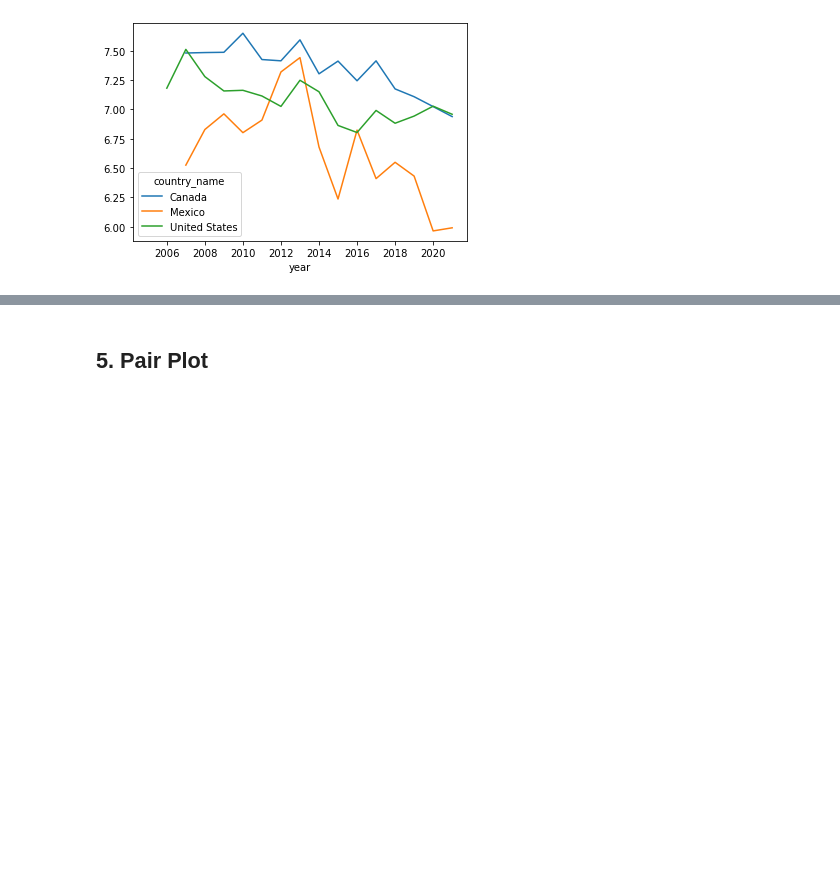
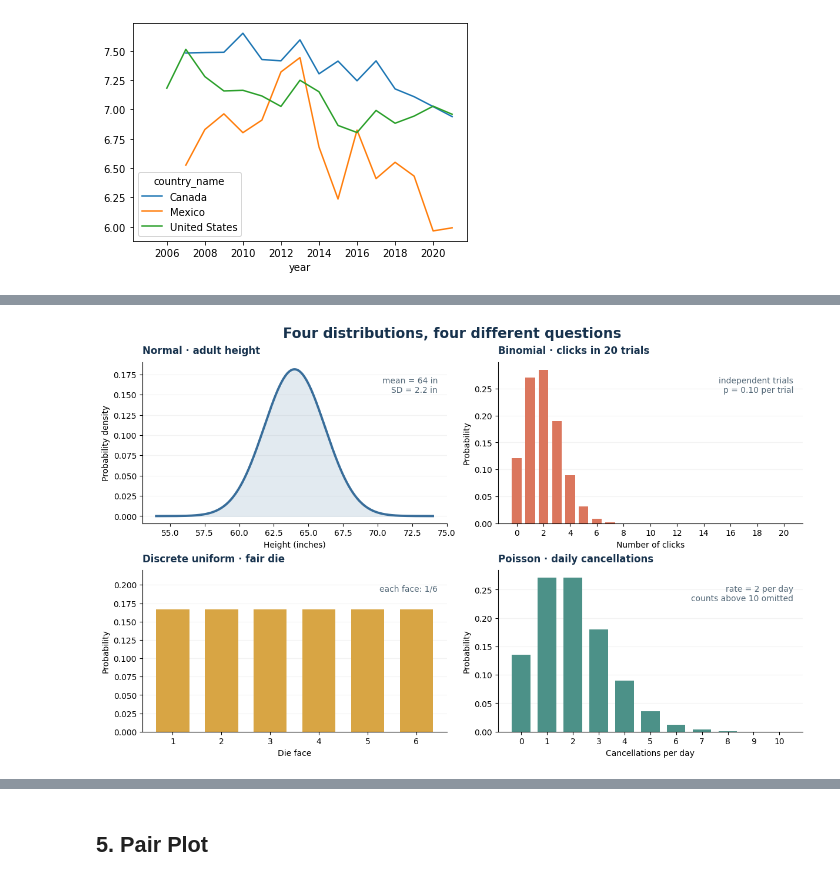
Before and after one commit to spleen1334/de-maven-p1-eda-dataprep, a Jupyter notebook: notebooks/demos/section06_exploratory_data_analysis_code.ipynb, the cells around one changed output, grey strips where cells are left out. Cells and saved outputs as stored; diff of their text form; code cells hidden in the pictures; blank space fills up the shorter version.

Commit message:
docs: make the course lessons independent of the lecture PDF

```diff
--- a/notebooks/demos/section06_exploratory_data_analysis_code.ipynb
+++ b/notebooks/demos/section06_exploratory_data_analysis_code.ipynb
@@ -345,0 +375,86 @@ happiness[happiness.country_name == 'Mexico'].iloc[:, 1:3].plot.line(x='year', y
+# %%
+# Standalone theoretical examples: no course dataset is needed.
+import math
+import numpy as np
+import matplotlib.pyplot as plt
+
+ink, muted = "#17324d", "#526777"
+blue, coral, gold, teal = "#386d9a", "#db765d", "#d8a544", "#4c9188"
+fig, axes = plt.subplots(2, 2, figsize=(12, 7.4), layout="constrained")
+fig.suptitle("Four distributions, four different questions", fontsize=17,
+             fontweight="bold", color=ink)
+
+# Continuous normal density: height in inches.
+x = np.linspace(54, 74, 500)
+mu, sigma = 64, 2.2
+density = np.exp(-0.5 * ((x - mu) / sigma) ** 2) / (sigma * np.sqrt(2 * np.pi))
+ax = axes[0, 0]
+ax.plot(x, density, color=blue, lw=2.8)
+ax.fill_between(x, density, color=blue, alpha=.14)
+ax.set(title="Normal · adult height", xlabel="Height (inches)", ylabel="Probability density")
+ax.text(.97, .91, "mean = 64 in\nSD = 2.2 in", transform=ax.transAxes,
+        ha="right", va="top", color=muted)
+
+# Number of clicks in 20 independent trials, each with probability 0.10.
+k = np.arange(21)
+binomial = [math.comb(20, int(i)) * .1**i * .9**(20-i) for i in k]
+ax = axes[0, 1]
+ax.bar(k, binomial, color=coral, width=.72)
+ax.set(title="Binomial · clicks in 20 trials", xlabel="Number of clicks", ylabel="Probability")
+ax.set_xticks(np.arange(0, 21, 2))
+ax.text(.97, .91, "independent trials\np = 0.10 per trial", transform=ax.transAxes,
+        ha="right", va="top", color=muted)
+
+# A fair die gives each face the same probability.
+faces = np.arange(1, 7)
+ax = axes[1, 0]
+ax.bar(faces, np.full(6, 1/6), color=gold, width=.68)
+ax.set(title="Discrete uniform · fair die", xlabel="Die face", ylabel="Probability",
+       ylim=(0, .22), xticks=faces)
+ax.text(.97, .91, "each face: 1/6", transform=ax.transAxes,
+        ha="right", va="top", color=muted)
+
+# Poisson counts have no upper bound; the plotted tail is truncated after 10.
+k = np.arange(11)
+poisson = [math.exp(-2) * 2**int(i) / math.factorial(int(i)) for i in k]
+ax = axes[1, 1]
+ax.bar(k, poisson, color=teal, width=.72)
+ax.set(title="Poisson · daily cancellations", xlabel="Cancellations per day",
+       ylabel="Probability", xticks=k)
+ax.text(.97, .91, "rate = 2 per day\ncounts above 10 omitted", transform=ax.transAxes,
+        ha="right", va="top", color=muted)
+
+for ax in axes.flat:
+    title = ax.get_title()
+    ax.set_title("")
+    ax.set_title(title, loc="left", fontweight="bold", color=ink, pad=10)
+    ax.spines[["top", "right"]].set_visible(False)
+    ax.grid(axis="y", alpha=.15)
+    ax.set_axisbelow(True)
+plt.show()
+
+# Nested central intervals under the same normal height model.
+fig, ax = plt.subplots(figsize=(12, 4.8), layout="constrained")
+ax.plot(x, density, color=ink, lw=2.5)
+for spread, color, label in [(3, "#d9e8ee", "±3 SD · 99.7%"),
+                              (2, "#a8c9d8", "±2 SD · 95%"),
+                              (1, "#558caf", "±1 SD · 68%")]:
+    ax.fill_between(x, density, where=(x >= mu-spread*sigma) & (x <= mu+spread*sigma),
+                    color=color, label=label)
+for spread in range(-3, 4):
+    position = mu + spread * sigma
+    ax.axvline(position, color=ink, alpha=.24, lw=.8, ls="--")
+ax.set_xticks([mu + i*sigma for i in range(-3, 4)],
+              [f"{mu + i*sigma:.1f}\n{('mean' if i == 0 else f'{i:+d} SD')}" for i in range(-3, 4)])
+ax.set(title="The normal curve · central intervals", xlabel="Height (inches)",
+       ylabel="Probability density", ylim=(0, .215))
+title = ax.get_title()
+ax.set_title("")
+ax.set_title(title, loc="left", fontsize=16, fontweight="bold", color=ink, pad=12)
+ax.legend(title="Area within", frameon=False, loc="upper right", ncol=3)
+ax.spines[["top", "right"]].set_visible(False)
+ax.grid(axis="y", alpha=.15)
+ax.set_axisbelow(True)
+plt.show()
+# %% [output]
+[figure, added]
```
Also changed, not shown: parts of 4 cells of this notebook, 22 other files.
